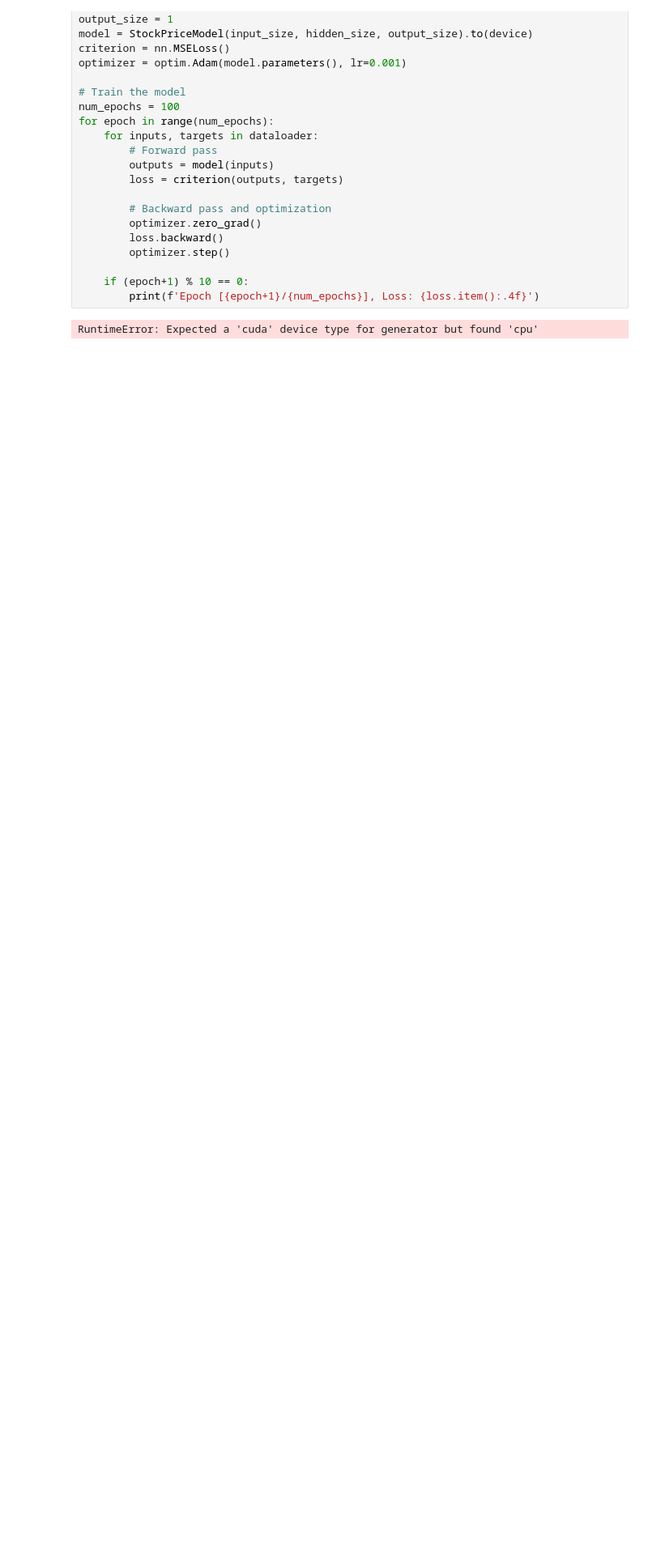
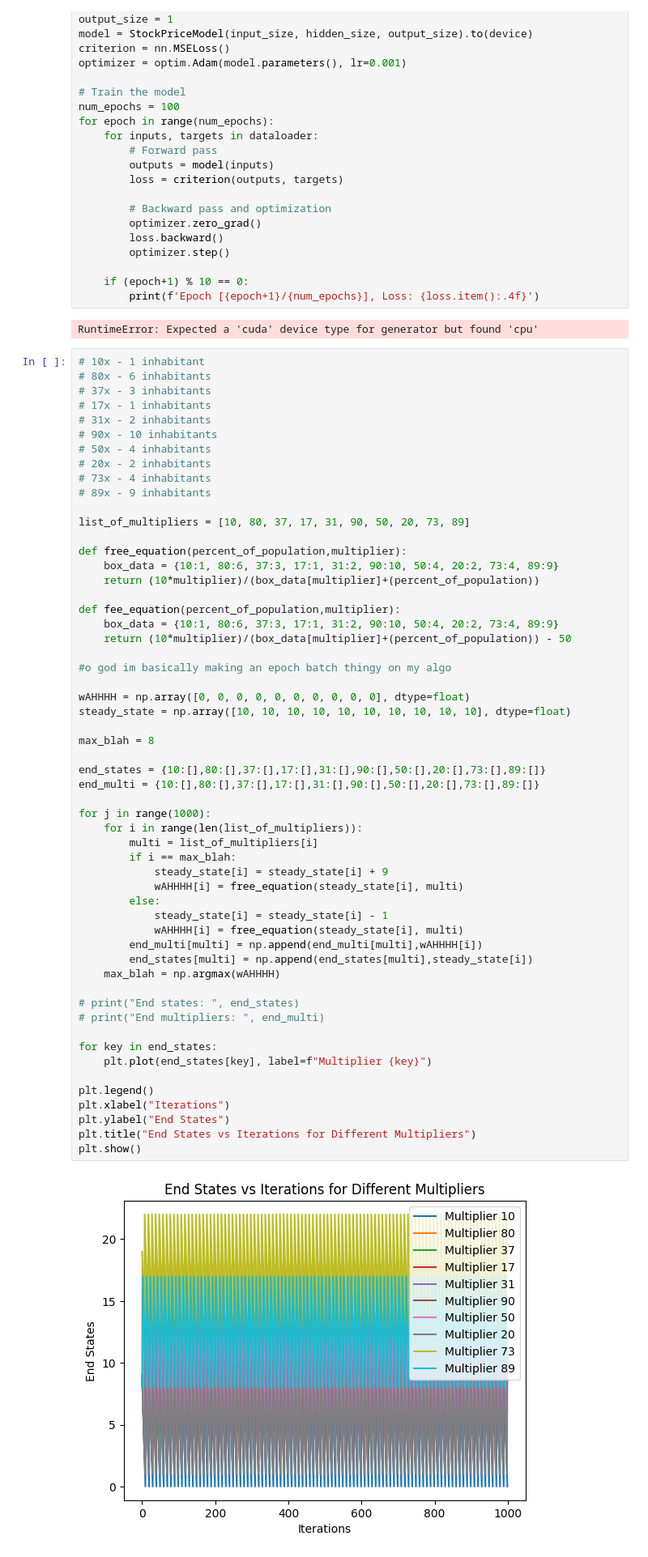
Before and after one commit to MaligarosNotes/PytorchLearning, a Jupyter notebook: pctest.ipynb, the cells around one changed output. Shown at 81% size. Cells and saved outputs as stored; diff of their text form; blank space fills up the shorter version.

Commit message:
THIS COMMIT IS THE IMC PROSPERITY THINGY TEST THING

```diff
--- a/pctest.ipynb
+++ b/pctest.ipynb
@@ -88,3 +88,61 @@ for epoch in range(num_epochs):
         print(f'Epoch [{epoch+1}/{num_epochs}], Loss: {loss.item():.4f}')
 # %% [output]
 RuntimeError: Expected a 'cuda' device type for generator but found 'cpu'
+# %%
+# 10x - 1 inhabitant
+# 80x - 6 inhabitants
+# 37x - 3 inhabitants
+# 17x - 1 inhabitants
+# 31x - 2 inhabitants
+# 90x - 10 inhabitants
+# 50x - 4 inhabitants
+# 20x - 2 inhabitants
+# 73x - 4 inhabitants
+# 89x - 9 inhabitants
+
+list_of_multipliers = [10, 80, 37, 17, 31, 90, 50, 20, 73, 89]
+
+def free_equation(percent_of_population,multiplier):
+    box_data = {10:1, 80:6, 37:3, 17:1, 31:2, 90:10, 50:4, 20:2, 73:4, 89:9}
+    return (10*multiplier)/(box_data[multiplier]+(percent_of_population))
+
+def fee_equation(percent_of_population,multiplier):
+    box_data = {10:1, 80:6, 37:3, 17:1, 31:2, 90:10, 50:4, 20:2, 73:4, 89:9}
+    return (10*multiplier)/(box_data[multiplier]+(percent_of_population)) - 50
+
+#o god im basically making an epoch batch thingy on my algo
+
+wAHHHH = np.array([0, 0, 0, 0, 0, 0, 0, 0, 0, 0], dtype=float)
+steady_state = np.array([10, 10, 10, 10, 10, 10, 10, 10, 10, 10], dtype=float)
+
+max_blah = 8
+
+end_states = {10:[],80:[],37:[],17:[],31:[],90:[],50:[],20:[],73:[],89:[]}
+end_multi = {10:[],80:[],37:[],17:[],31:[],90:[],50:[],20:[],73:[],89:[]}
+
+for j in range(1000):
+    for i in range(len(list_of_multipliers)):
+        multi = list_of_multipliers[i]
+        if i == max_blah:
+            steady_state[i] = steady_state[i] + 9
+            wAHHHH[i] = free_equation(steady_state[i], multi)
+        else:
+            steady_state[i] = steady_state[i] - 1
+            wAHHHH[i] = free_equation(steady_state[i], multi)
+        end_multi[multi] = np.append(end_multi[multi],wAHHHH[i])
+        end_states[multi] = np.append(end_states[multi],steady_state[i])
+    max_blah = np.argmax(wAHHHH)
+
+# print("End states: ", end_states)
+# print("End multipliers: ", end_multi)
+
+for key in end_states:
+    plt.plot(end_states[key], label=f"Multiplier {key}")
+
+plt.legend()
+plt.xlabel("Iterations")
+plt.ylabel("End States")
+plt.title("End States vs Iterations for Different Multipliers")
+plt.show()
+# %% [output]
+[figure, added]
```
Also changed, not shown: parts of 4 cells of this notebook, 2 other files.
